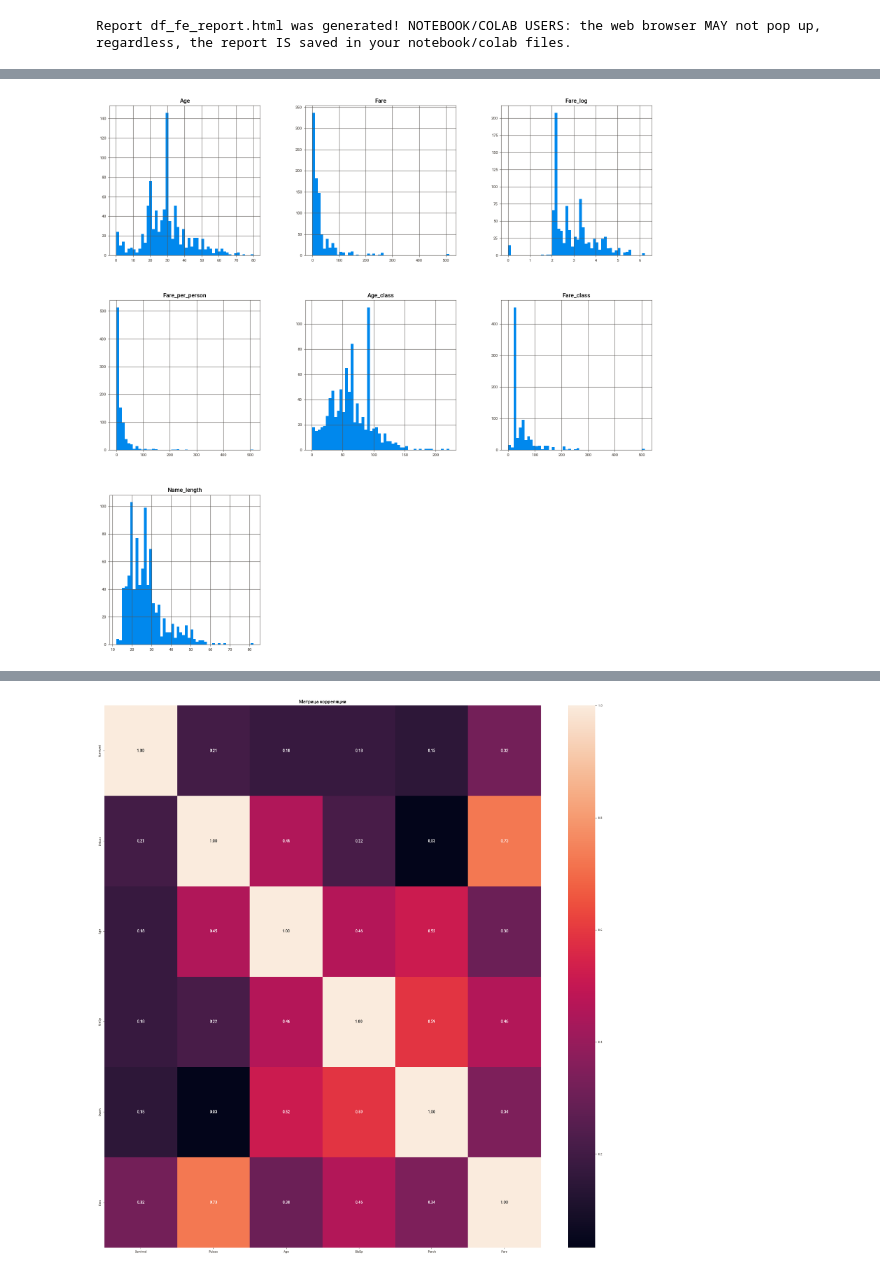
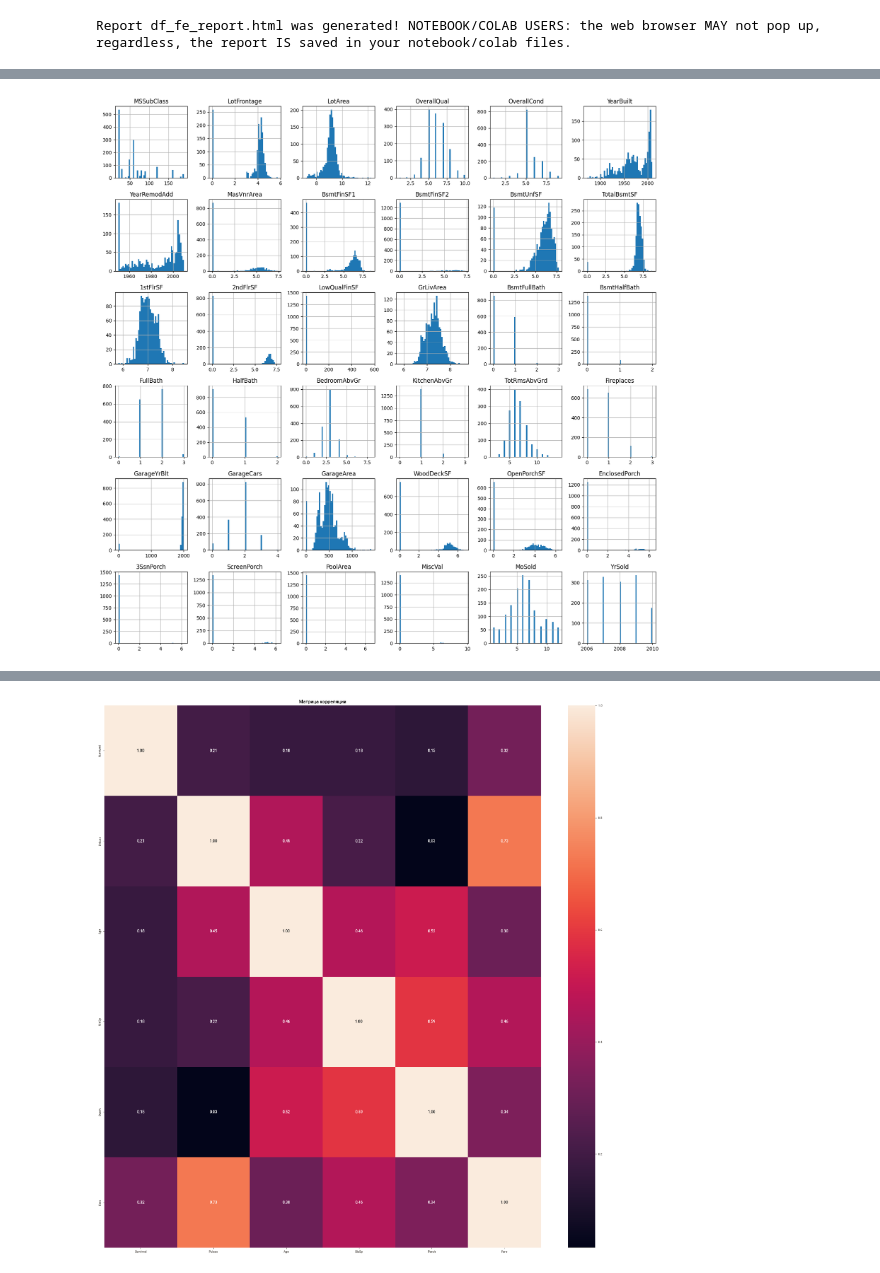
Before and after one commit to rusiich/House-Prices-kaggle-, a Jupyter notebook: notebooks/EDA_RESULTS.ipynb, the cells around one changed output, grey strips where cells are left out. Drawn from its saved outputs; the diff is of its cells as text; code cells hidden in the pictures.

```diff
--- a/notebooks/EDA_RESULTS.ipynb
+++ b/notebooks/EDA_RESULTS.ipynb
@@ -175,32 +186,12 @@ Index(['PassengerId', 'Survived', 'Pclass', 'Name', 'Sex', 'Age', 'SibSp',
       dtype='str')
 # %%
-num_cols = [
-    'Age',
-    'Fare',
-    'Fare_log',
-    'Fare_per_person',
-    'Age_class',
-    'AgeGroup',
-    'Fare_class',
-    'Name_length',
-]
+from src.schema import FORCE_NUMERICAL, FORCE_CATEGORICAL
 
+num_cols = FORCE_NUMERICAL
 
-cat_cols =[
-    'Pclass',
-    'Sex',
-    'SibSp',
-    'Parch',
-    'Cabin',
-    'Embarked',
-    'Family',
-    'Is_alone',
-    'Big_family',
-    'Age_was_missing',
-    'WomanOrChild',
-]
+cat_cols =FORCE_CATEGORICAL
 # num_columns =  df_fe.select_dtypes(include='number').columns.tolist()
 df_fe[num_cols].hist(bins=50, figsize=(20, 20));
 # %% [output]
-[figure, old version]
+[figure, new version]
 # %%
```
Also changed, not shown: parts of 8 cells of this notebook, 52 other files.
